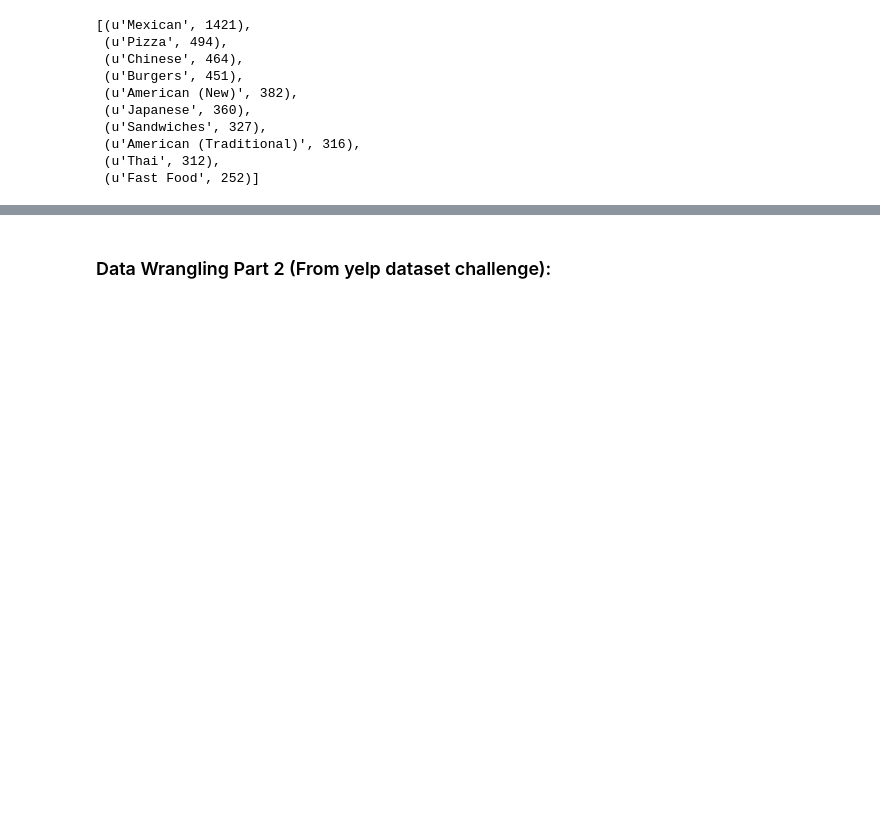
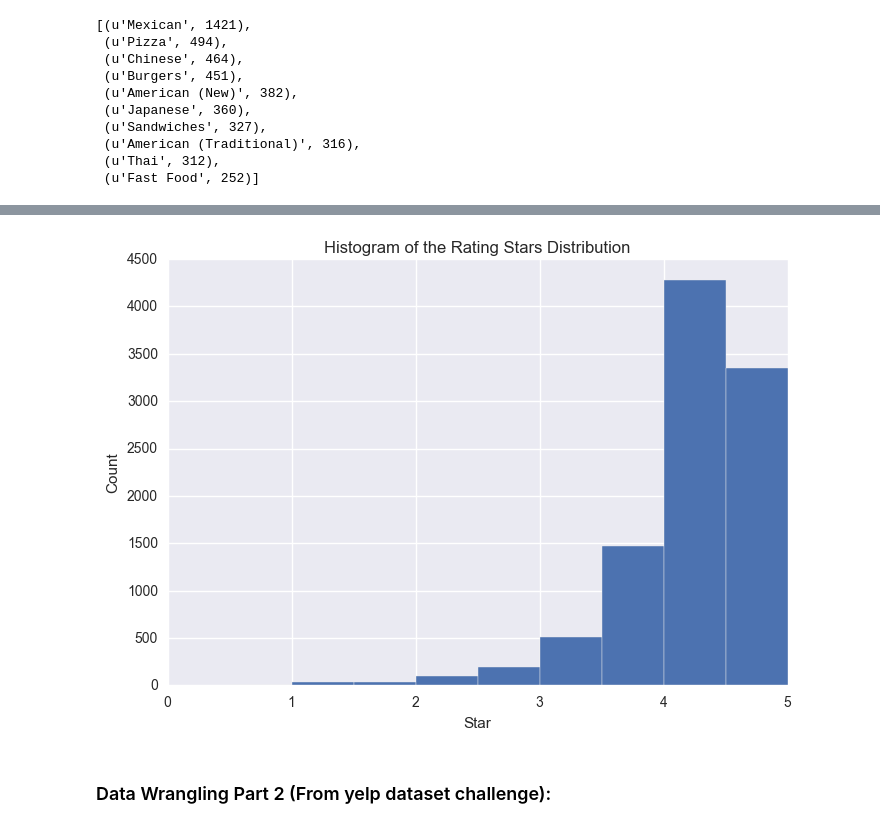
Before and after one commit to chloechen1995/STA-141B-Project, a Jupyter notebook: Yelp Project Analysis.ipynb, the cells around one changed output, grey strips where cells are left out. Saved outputs shown, nothing was run; the diff lists cells and outputs as text; code cells hidden in the pictures; blank space fills up the shorter version.

Commit message:
interactive plotting

```diff
--- a/Yelp Project Analysis.ipynb
+++ b/Yelp Project Analysis.ipynb
@@ -196,10 +245,15 @@ rating_mean = bigdata.groupby('City')['rating'].mean()
 # %%
 #Distribution of stars
 rating_dist = Counter(bigdata['rating'])
 
 #plot
 labels, values = zip(*Counter(bigdata['rating']).items())
-plt.
+_ = plt.hist(labels, weights=values, bins = 10)
+_ = plt.title("Histogram of the Rating Stars Distribution")
+_ = plt.xlabel("Star"), plt.ylabel("Count")
+_ = plt.show()
+# %% [output]
+[figure, added]
 # %% [markdown]
 ### Data Wrangling Part 2 (From yelp dataset challenge):
 # %%
```
Also changed, not shown: parts of 6 cells of this notebook.
